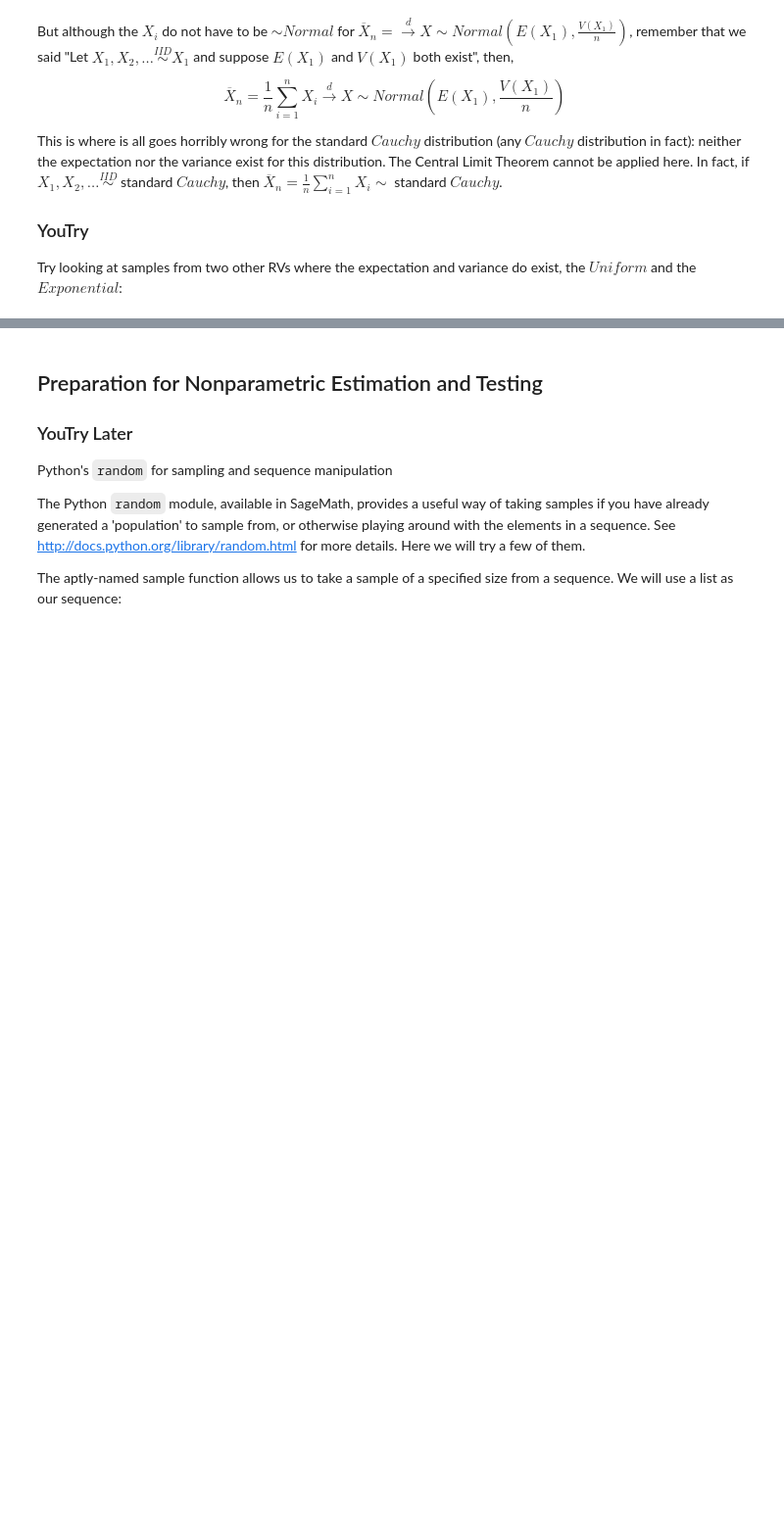
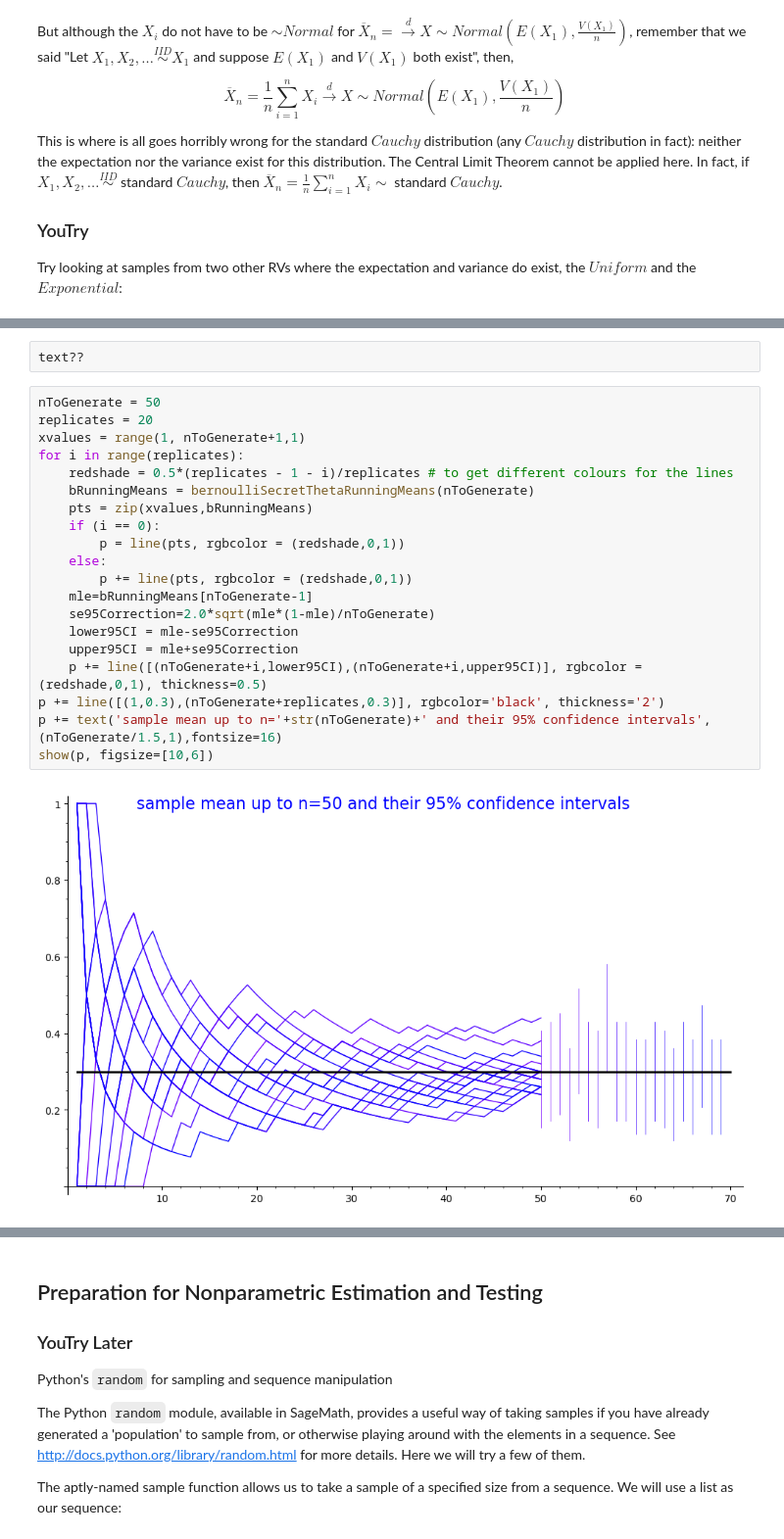
Before and after one commit to lamastex/scalable-data-science, a Jupyter notebook: _as/2019/jp/10.ipynb, the cells around one changed output, grey strips where cells are left out. Shown at 98% size. Drawn from its saved outputs; the diff is of its cells as text; blank space fills up the shorter version.

```diff
--- a/_as/2019/jp/10.ipynb
+++ b/_as/2019/jp/10.ipynb
@@ -864,0 +988,24 @@ SW50ZXJhY3RpdmUgZnVuY3Rpb24gPGZ1bmN0aW9uIF8gYXQgMHg3ZmUzM2Y0YTViMTg+IHdpdGggNCB3
+# %%
+text??
+# %%
+nToGenerate = 50
+replicates = 20
+xvalues = range(1, nToGenerate+1,1)
+for i in range(replicates):
+    redshade = 0.5*(replicates - 1 - i)/replicates # to get different colours for the lines
+    bRunningMeans = bernoulliSecretThetaRunningMeans(nToGenerate)
+    pts = zip(xvalues,bRunningMeans)
+    if (i == 0):
+        p = line(pts, rgbcolor = (redshade,0,1))
+    else:
+        p += line(pts, rgbcolor = (redshade,0,1))
+    mle=bRunningMeans[nToGenerate-1]
+    se95Correction=2.0*sqrt(mle*(1-mle)/nToGenerate)
+    lower95CI = mle-se95Correction
+    upper95CI = mle+se95Correction
+    p += line([(nToGenerate+i,lower95CI),(nToGenerate+i,upper95CI)], rgbcolor = (redshade,0,1), thickness=0.5)
+p += line([(1,0.3),(nToGenerate+replicates,0.3)], rgbcolor='black', thickness='2')
+p += text('sample mean up to n='+str(nToGenerate)+' and their 95% confidence intervals',(nToGenerate/1.5,1),fontsize=16)
+show(p, figsize=[10,6])
+# %% [output]
+[figure, added]
```
Also changed, not shown: parts of 12 cells of this notebook, 8 other files.
